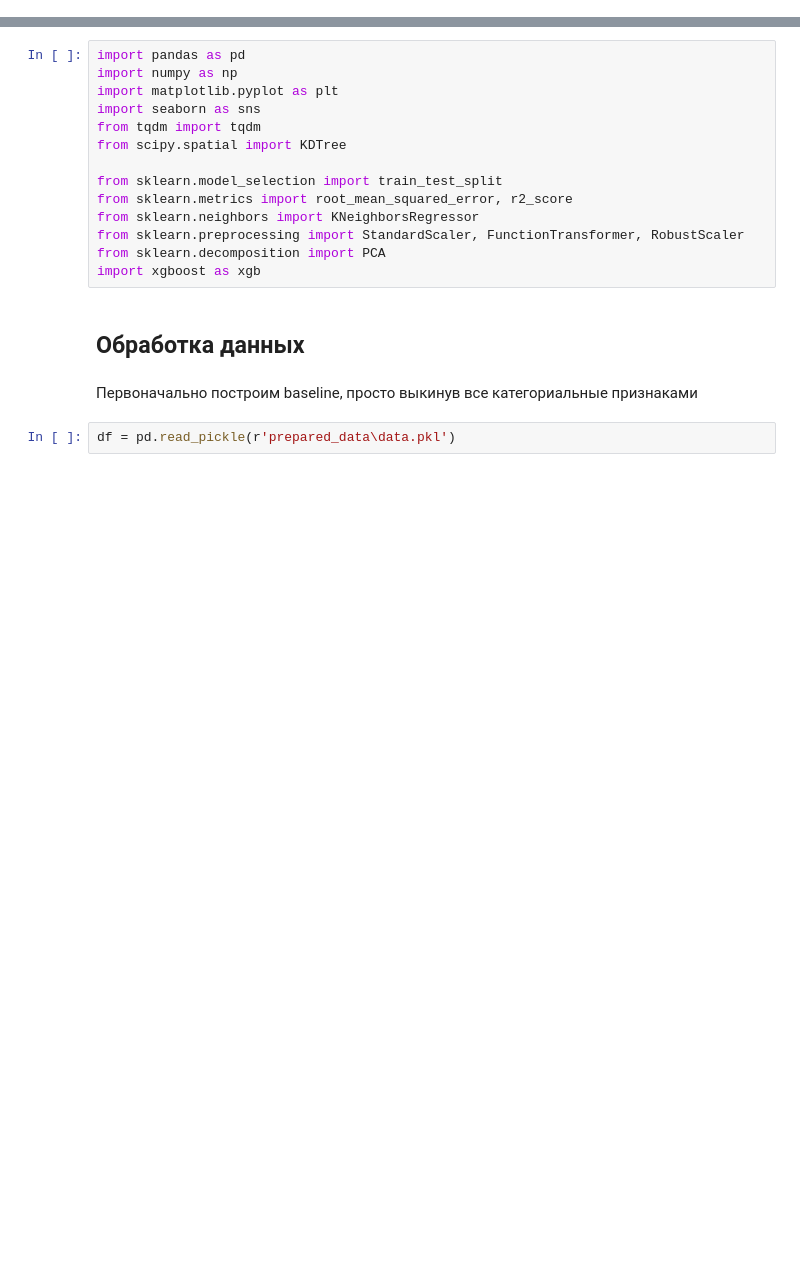
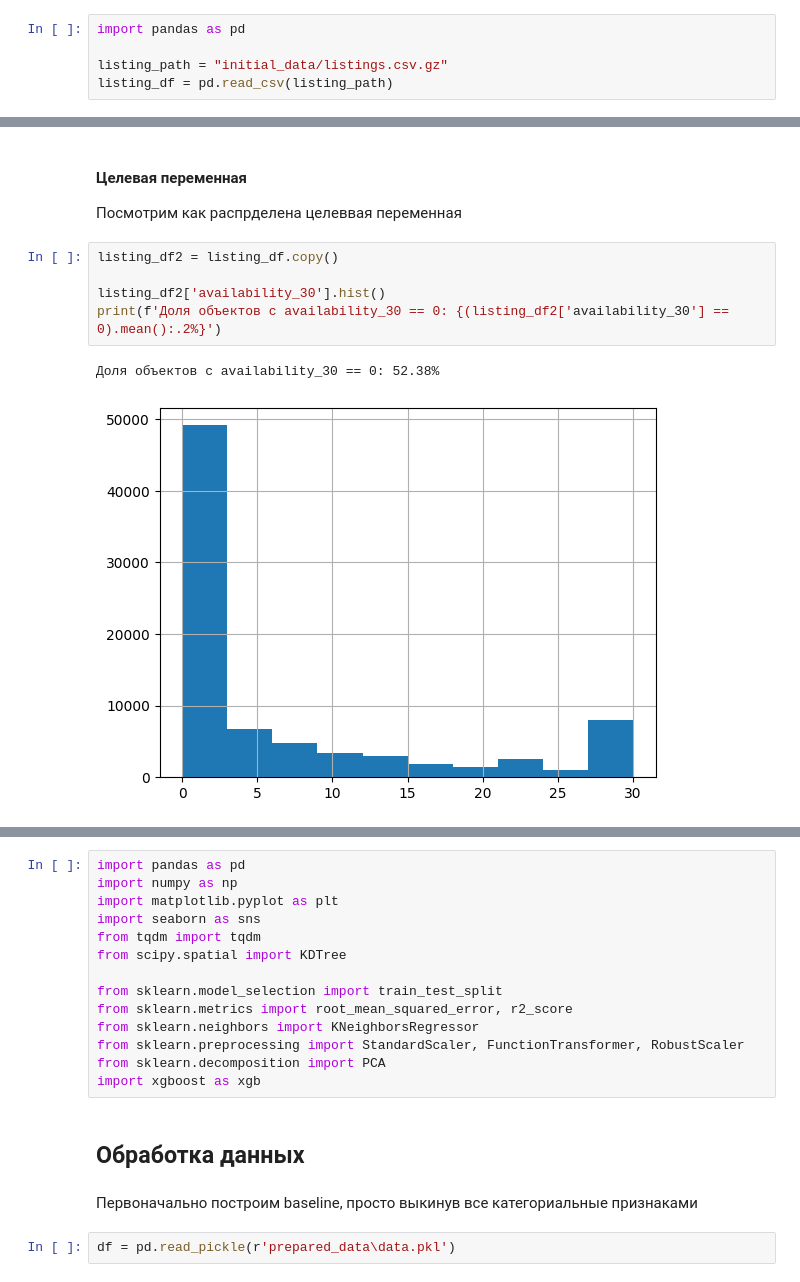
Before and after one commit to alrvtrv/airbnb_listing, a Jupyter notebook: Regression1_Ветров_Александр.ipynb, the cells around one changed output, grey strips where cells are left out. Drawn from its saved outputs; the diff is of its cells as text; blank space fills up the shorter version.

```diff
--- a/Regression1_Ветров_Александр.ipynb
+++ b/Regression1_Ветров_Александр.ipynb
@@ -0,0 +3,5 @@
+# %%
+import pandas as pd
+
+listing_path = "initial_data/listings.csv.gz"
+listing_df = pd.read_csv(listing_path)
@@ -0,0 +28,11 @@
+# %% [markdown]
+#### Целевая переменная
+Посмотрим как распрделена целеввая переменная
+# %%
+listing_df2 = listing_df.copy()
+
+listing_df2['availability_30'].hist()
+print(f'Доля объектов с availability_30 == 0: {(listing_df2['availability_30'] == 0).mean():.2%}')
+# %% [output]
+Доля объектов с availability_30 == 0: 52.38%
+[figure, added]
```
Also changed, not shown: parts of 16 cells of this notebook, 3 other files.
